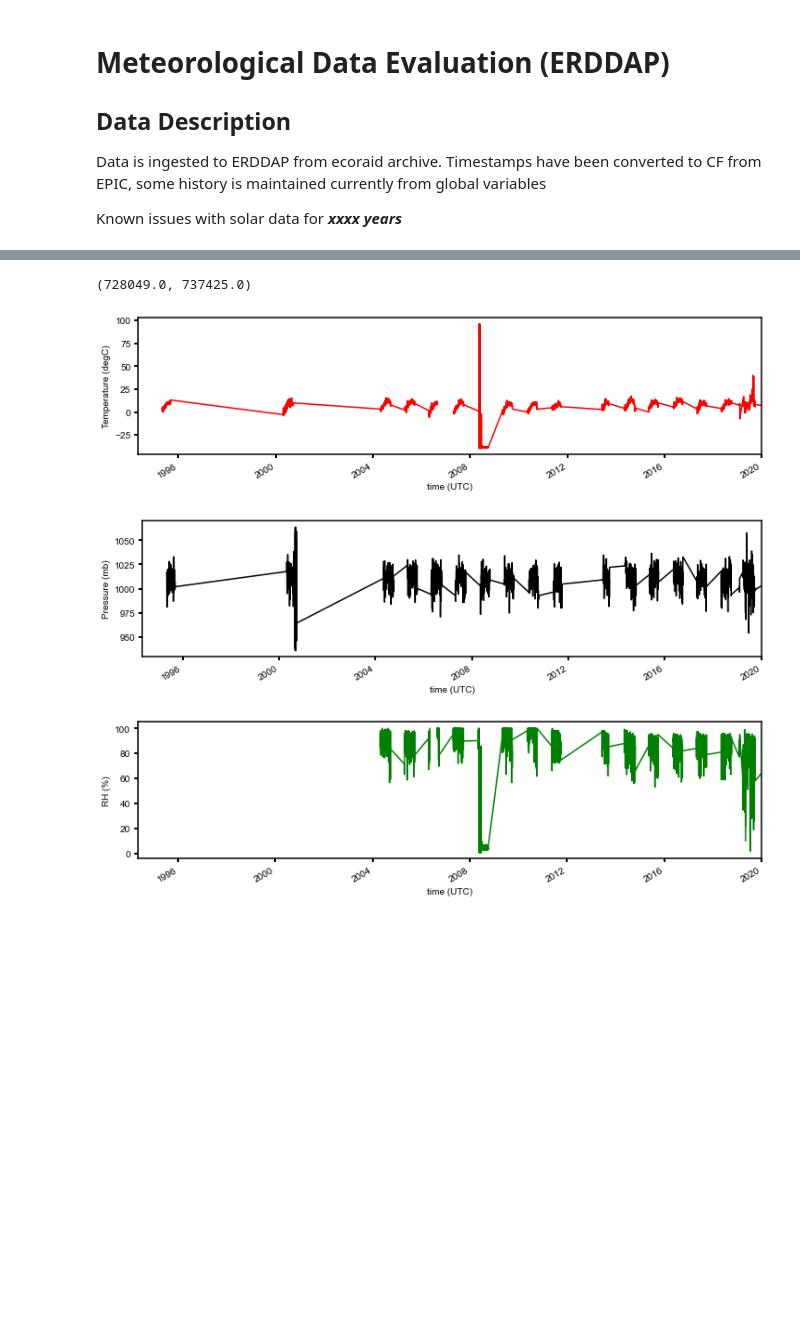
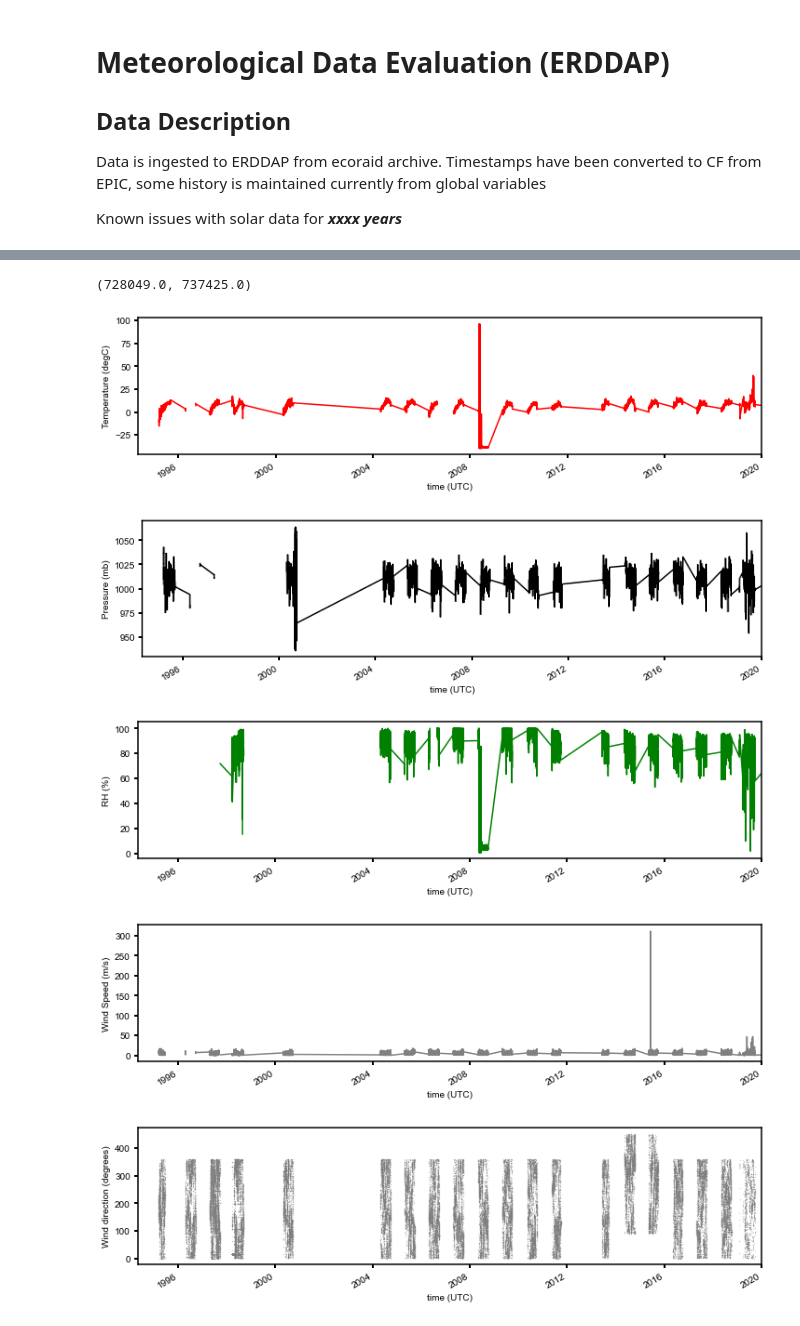
Before and after one commit to NOAA-PMEL/EcoFOCI_Jupyter_Notebooks, a Jupyter notebook: EcoFOCI_Moorings/BeringSea_Evaluations/FOCI Met Synthesis.ipynb, the cells around one changed output, grey strips where cells are left out. Saved outputs shown, nothing was run; the diff lists cells and outputs as text; code cells hidden in the pictures; blank space fills up the shorter version.

```diff
--- a/EcoFOCI_Moorings/BeringSea_Evaluations/FOCI Met Synthesis.ipynb
+++ b/EcoFOCI_Moorings/BeringSea_Evaluations/FOCI Met Synthesis.ipynb
@@ -57,6 +118,6 @@ server_url = 'http://downdraft.pmel.noaa.gov:8080/erddap'
 # %%
 e = ERDDAP(server=server_url)
-search_for = ['Meteorological', '-itae', '-alamo', '-fsu', '-cwwc', '-Gtspp']
+search_for = ['Meteorological', 'bsm', '2','-itae', '-alamo', '-fsu', '-cwwc', '-Gtspp']
 df = pd.read_csv(e.get_search_url(response='csv', search_for=(' '.join(search_for))))
 
 print(df['Dataset ID'].values)
@@ -123,23 +188,42 @@ dfsorted
 # %%
 #matplotlib plots
 
 fig, ax = plt.subplots(figsize=(12,3))
 dfsorted.air_temperature.plot(ax=ax,color='r')
 plt.ylabel('Temperature (degC)')
 plt.xlim([datetime.datetime(1994,5,1),datetime.datetime(2020,1,1)])
-
 
 fig, ax = plt.subplots(figsize=(12,3))
 dfsorted.air_pressure.plot(ax=ax,color='k')
 plt.ylabel('Pressure (mb)')
 plt.xlim([datetime.datetime(1994,5,1),datetime.datetime(2020,1,1)])
 
 fig, ax = plt.subplots(figsize=(12,3))
 dfsorted.relative_humidity.plot(ax=ax,color='g')
 plt.ylabel('RH (%)')
 plt.xlim([datetime.datetime(1994,5,1),datetime.datetime(2020,1,1)])
+
+fig, ax = plt.subplots(figsize=(12,3))
+dfsorted.wind_speed.plot(ax=ax,color='grey')
+plt.ylabel('Wind Speed (m/s)')
+plt.xlim([datetime.datetime(1994,5,1),datetime.datetime(2020,1,1)])
+
+fig, ax = plt.subplots(figsize=(12,3))
+dfsorted.wind_direction.plot(ax=ax,markersize=.25,style='.',
+                             color='grey')
+plt.ylabel('Wind direction (degrees)')
+plt.xlim([datetime.datetime(1994,5,1),datetime.datetime(2020,1,1)])
+
+fig, ax = plt.subplots(figsize=(12,3))
+dfsorted.solar_radiation.plot(ax=ax,
+                             color='orange')
+plt.ylabel('Irradiance (w/m^2)')
+plt.ylim([0,1000])
+plt.xlim([datetime.datetime(1994,5,1),datetime.datetime(2020,1,1)])
 # %% [output]
 (728049.0, 737425.0)
-[figure, old version]
+[figure, new version]
-[figure, old version]
+[figure, new version]
-[figure, old version]
+[figure, new version]
+[figure, added]
+[figure, added]
```
Also changed, not shown: parts of 17 cells of this notebook, 8 other files.
